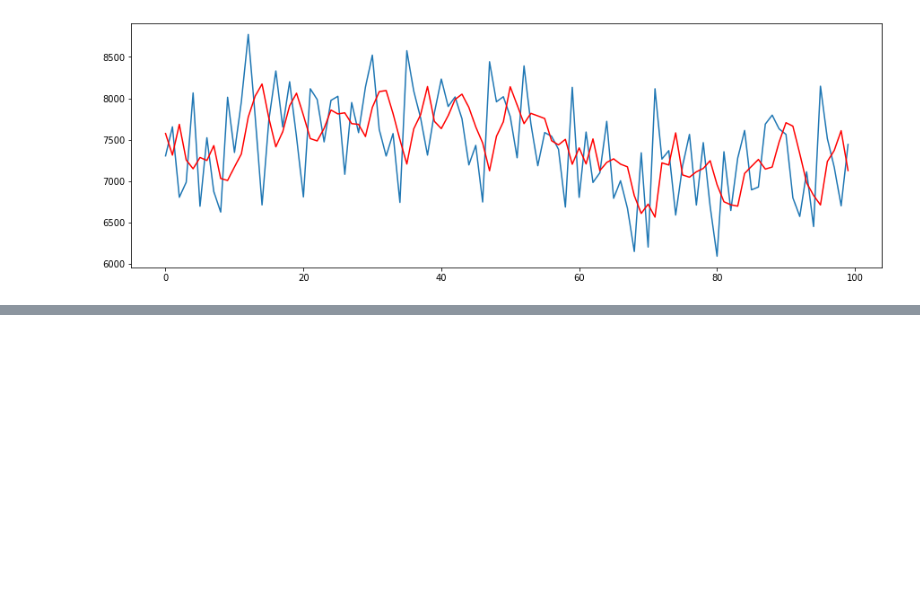
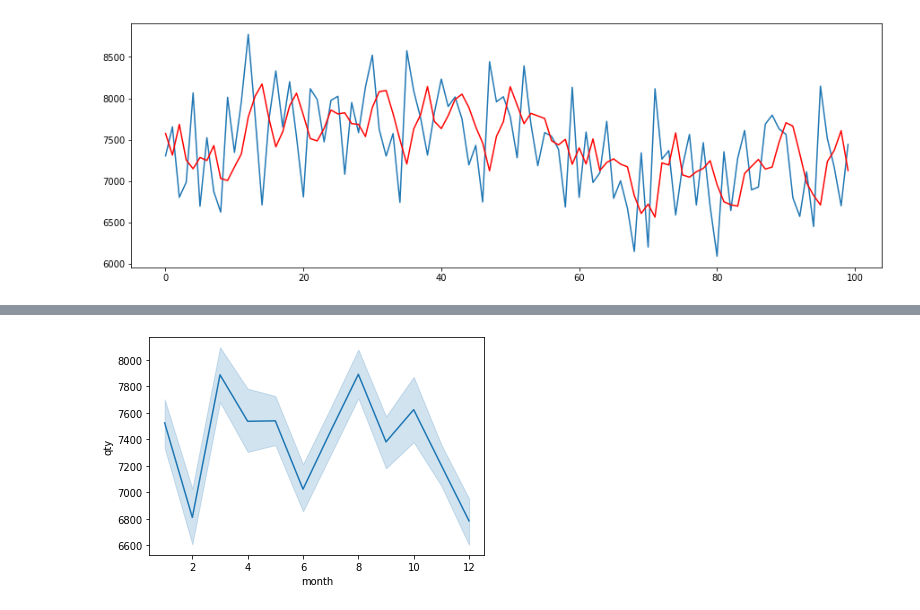
Before and after one commit to gabrielatrindade/alura-bootcamp, a Jupyter notebook: module4/lessons/tuberculosis_br.ipynb, the cells around one changed output, grey strips where cells are left out. Cells and saved outputs as stored; diff of their text form; code cells hidden in the pictures; blank space fills up the shorter version.

```diff
--- a/module4/lessons/tuberculosis_br.ipynb
+++ b/module4/lessons/tuberculosis_br.ipynb
@@ -702,0 +752,6 @@ plt.show()
+# %%
+tuberculosis_ts['month'] = \
+    tuberculosis_ts['diagnosis_date'].dt.month
+
+tuberculosis_ts['year'] = \
+    tuberculosis_ts['diagnosis_date'].dt.year
@@ -702,0 +767,6 @@ plt.show()
+# %%
+sns.lineplot(x='month',
+             y='qty',
+             data=tuberculosis_ts);
+# %% [output]
+[figure, added]
```
Also changed, not shown: parts of 64 cells of this notebook.
